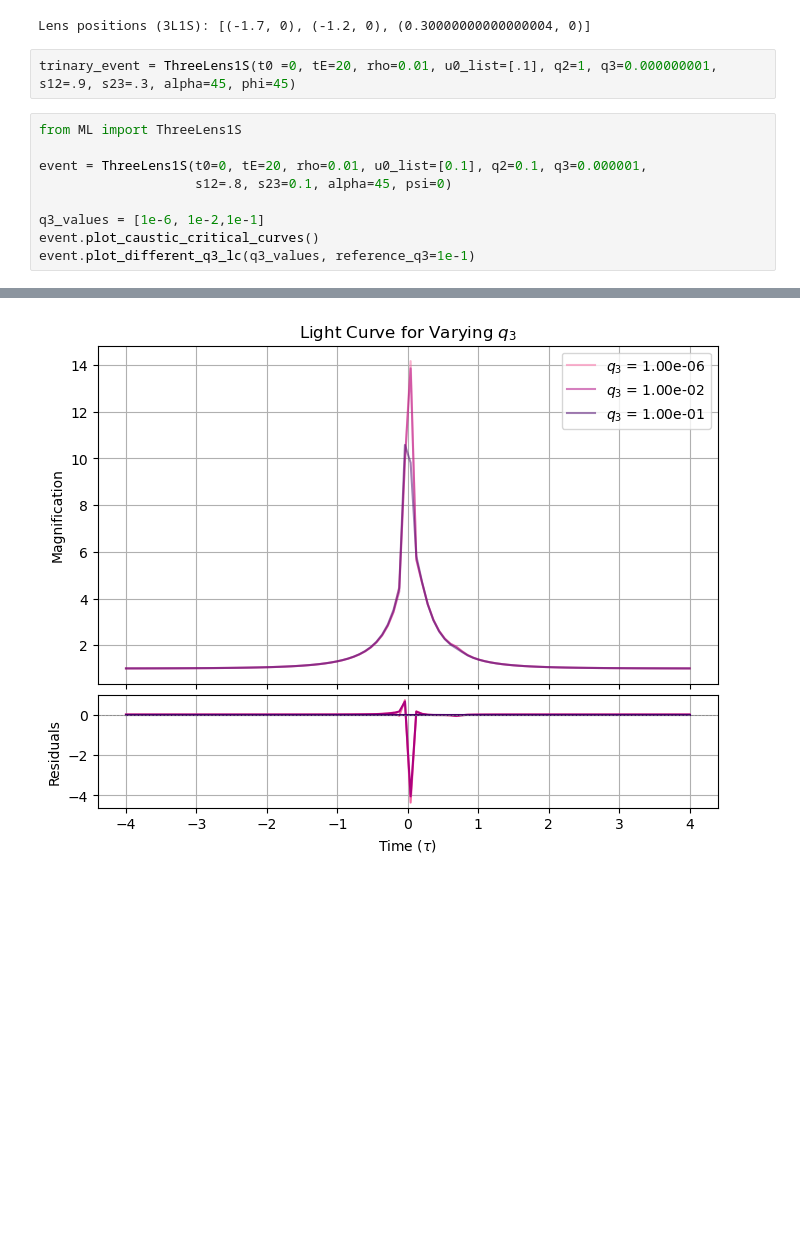
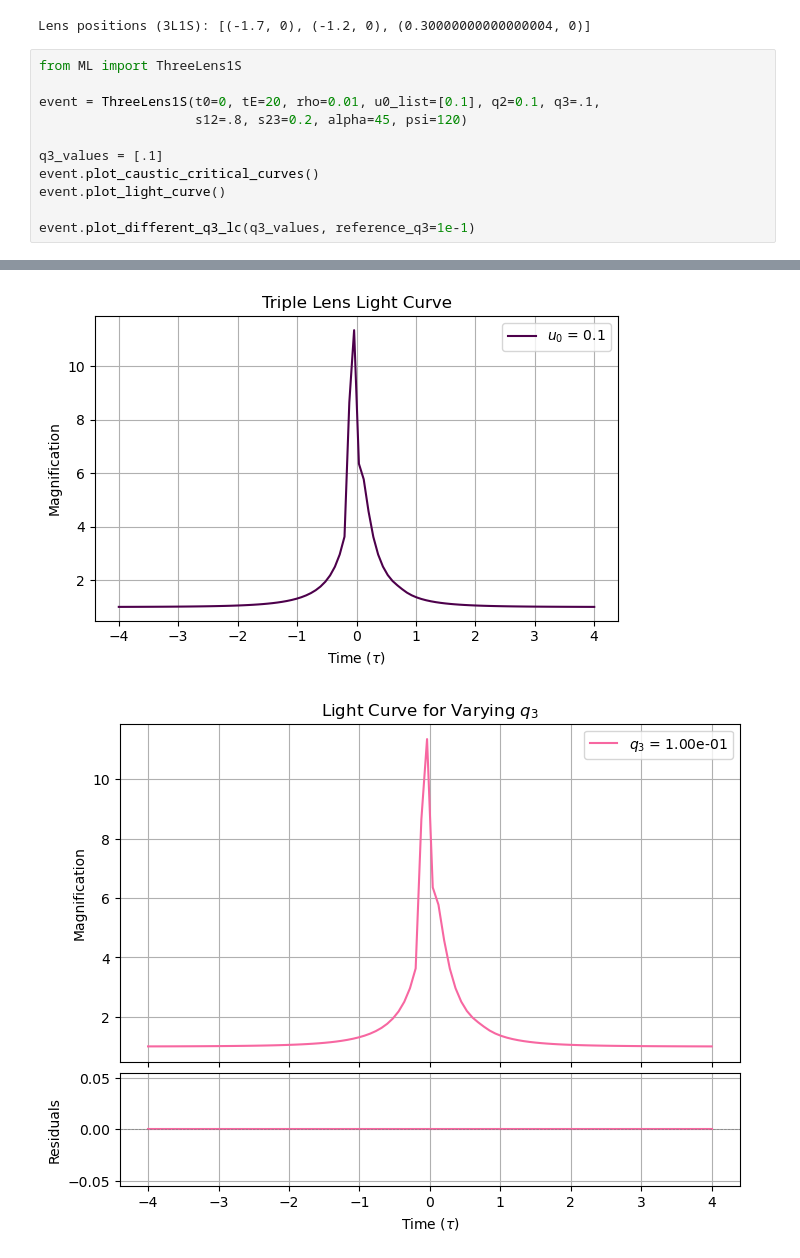
Before and after one commit to AmberLee2427/SURP25, a Jupyter notebook: Microlensing/ComparingLightCurves.ipynb, the cells around one changed output, grey strips where cells are left out. Saved outputs shown, nothing was run; the diff lists cells and outputs as text; blank space fills up the shorter version.

```diff
--- a/Microlensing/ComparingLightCurves.ipynb
+++ b/Microlensing/ComparingLightCurves.ipynb
@@ -215,15 +215,15 @@ compare_planet_moon(  0, 20, 0.01, [.2],     35,    0,  .5,   1.5,  1, .6)
 # %% [output]
 [figure]
 Lens positions (3L1S): [(-1.7, 0), (-1.2, 0), (0.30000000000000004, 0)]
-# %%
-trinary_event = ThreeLens1S(t0 =0, tE=20, rho=0.01, u0_list=[.1], q2=1, q3=0.000000001, s12=.9, s23=.3, alpha=45, phi=45)
 # %%
 from ML import ThreeLens1S
 
-event = ThreeLens1S(t0=0, tE=20, rho=0.01, u0_list=[0.1], q2=0.1, q3=0.000001,
-                    s12=.8, s23=0.1, alpha=45, psi=0)
+event = ThreeLens1S(t0=0, tE=20, rho=0.01, u0_list=[0.1], q2=0.1, q3=.1,
+                    s12=.8, s23=0.2, alpha=45, psi=120)
 
-q3_values = [1e-6, 1e-2,1e-1]
+q3_values = [.1]
 event.plot_caustic_critical_curves()
+event.plot_light_curve()
+
 event.plot_different_q3_lc(q3_values, reference_q3=1e-1)
 # %% [output]
@@ -231 +231,2 @@ event.plot_different_q3_lc(q3_values, reference_q3=1e-1)
-[figure, old version]
+[figure, new version]
+[figure, added]
```
Also changed, not shown: parts of 1 cell of this notebook.
